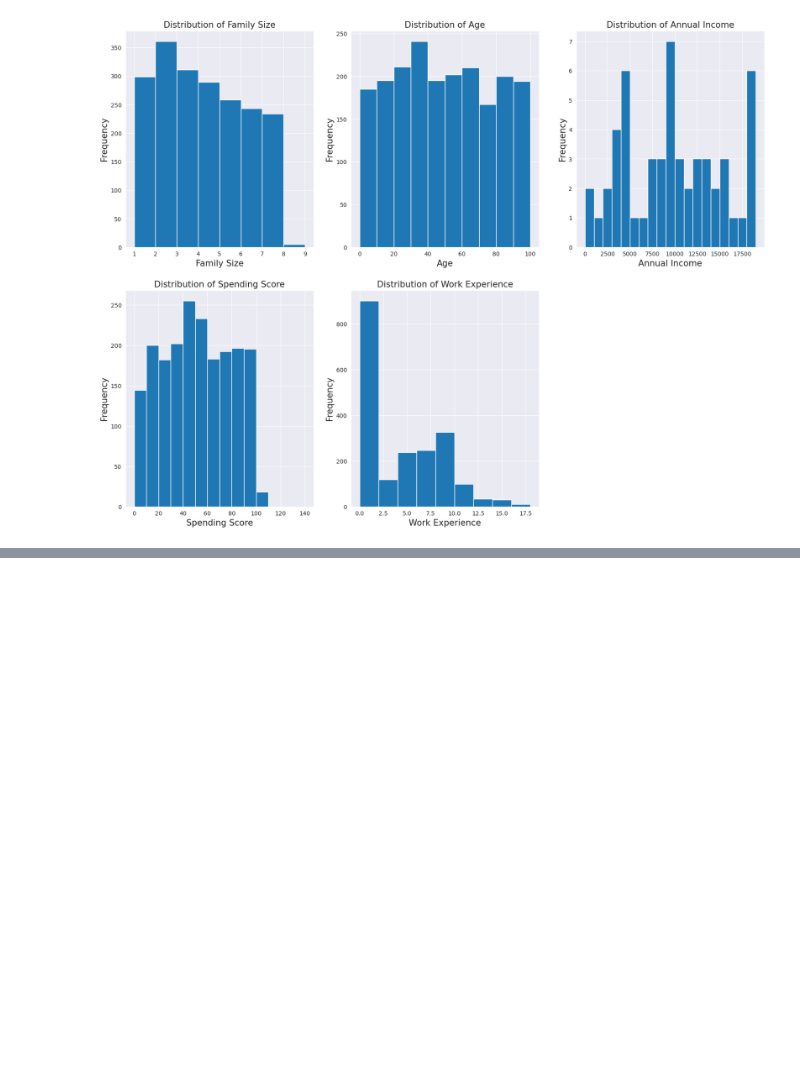
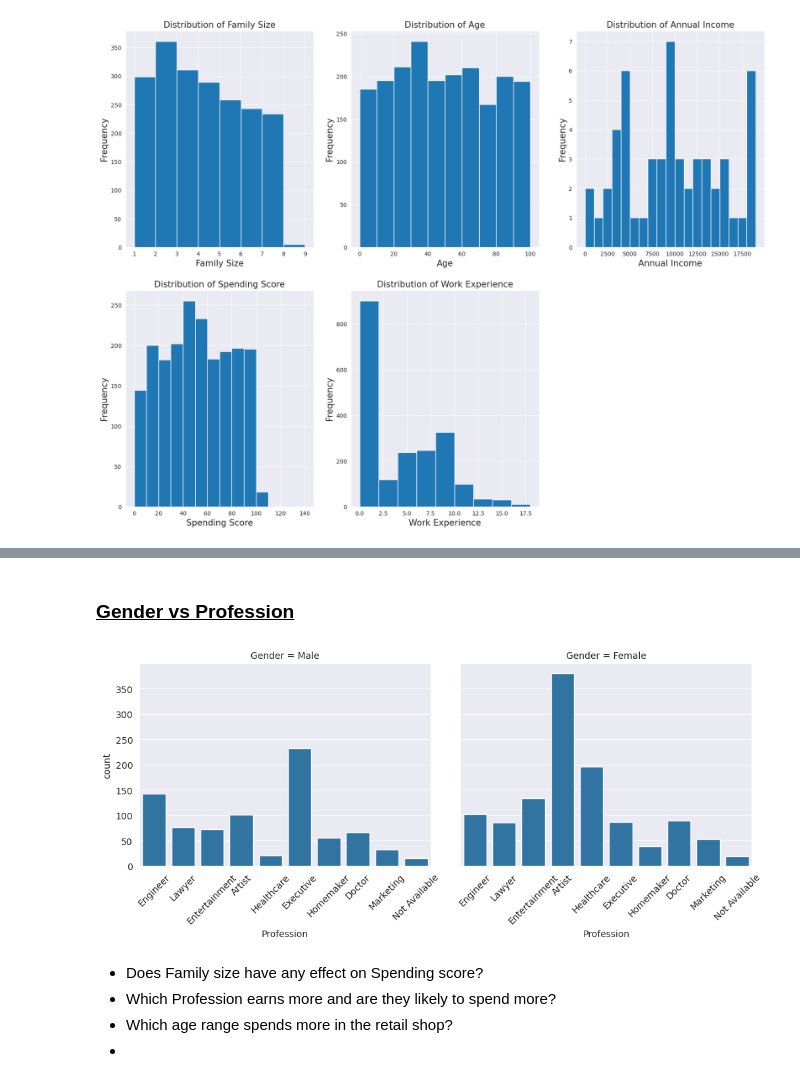
Before and after one commit to somto-ibuodinma/shop_customer_EDA, a Jupyter notebook: Project1/Shop customer EDA.ipynb, the cells around one changed output, grey strips where cells are left out. Drawn from its saved outputs; the diff is of its cells as text; code cells hidden in the pictures; blank space fills up the shorter version.

```diff
--- a/Project1/Shop customer EDA.ipynb
+++ b/Project1/Shop customer EDA.ipynb
@@ -196,0 +229,14 @@ plt.errorbar(data=df_customer,x='Annual_Income',y='Age');
+# %% [markdown]
+### <u>Gender vs Profession</u>
+# %%
+g= sb.FacetGrid(data=df_customer, col= 'Gender', height=4,aspect=1.3, margin_titles= True);
+g.map(sb.countplot, 'Profession');
+g.set_titles('{col_name}');
+g.set_xticklabels(rotation=45);
+# %% [output]
+[figure, added]
+# %% [markdown]
+* Does Family size have any effect on Spending score?
+* Which Profession earns more and are they likely to spend more?
+* Which age range spends more in the retail shop?
+*
```
Also changed, not shown: parts of 12 cells of this notebook.
